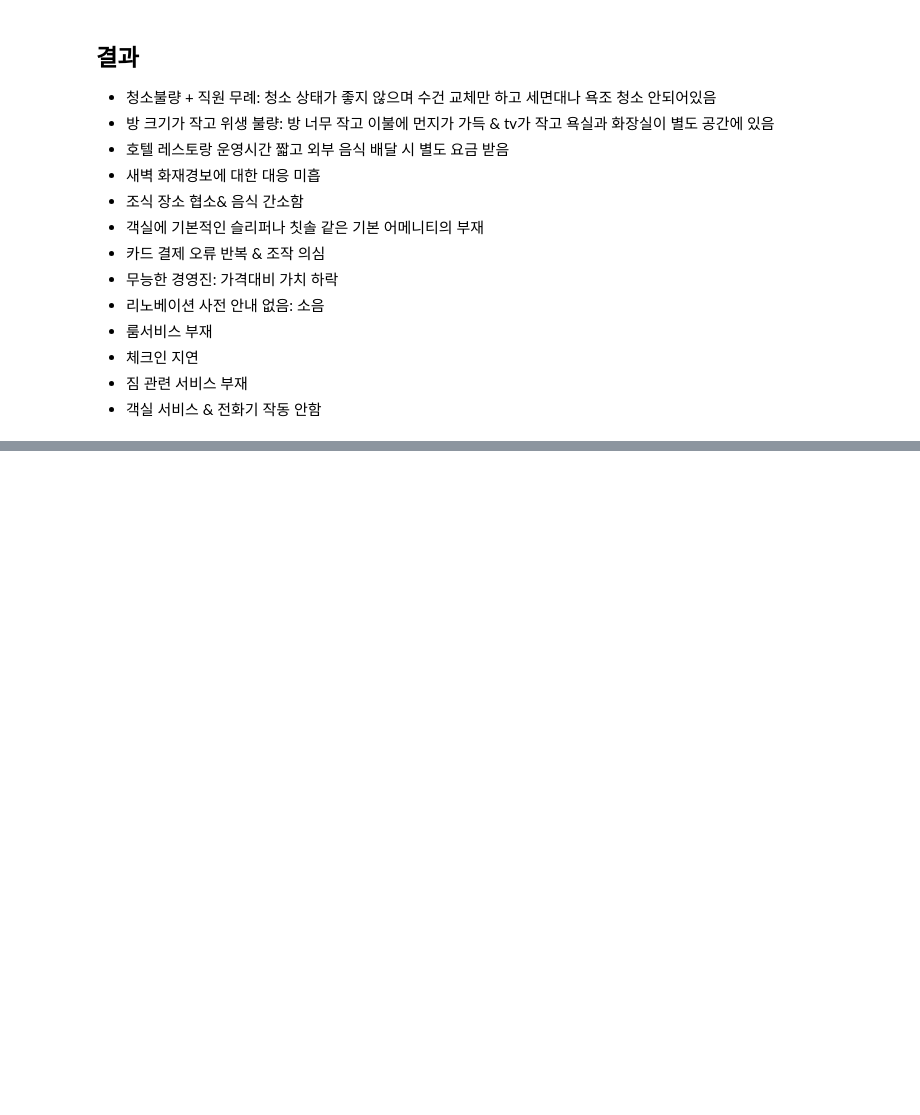
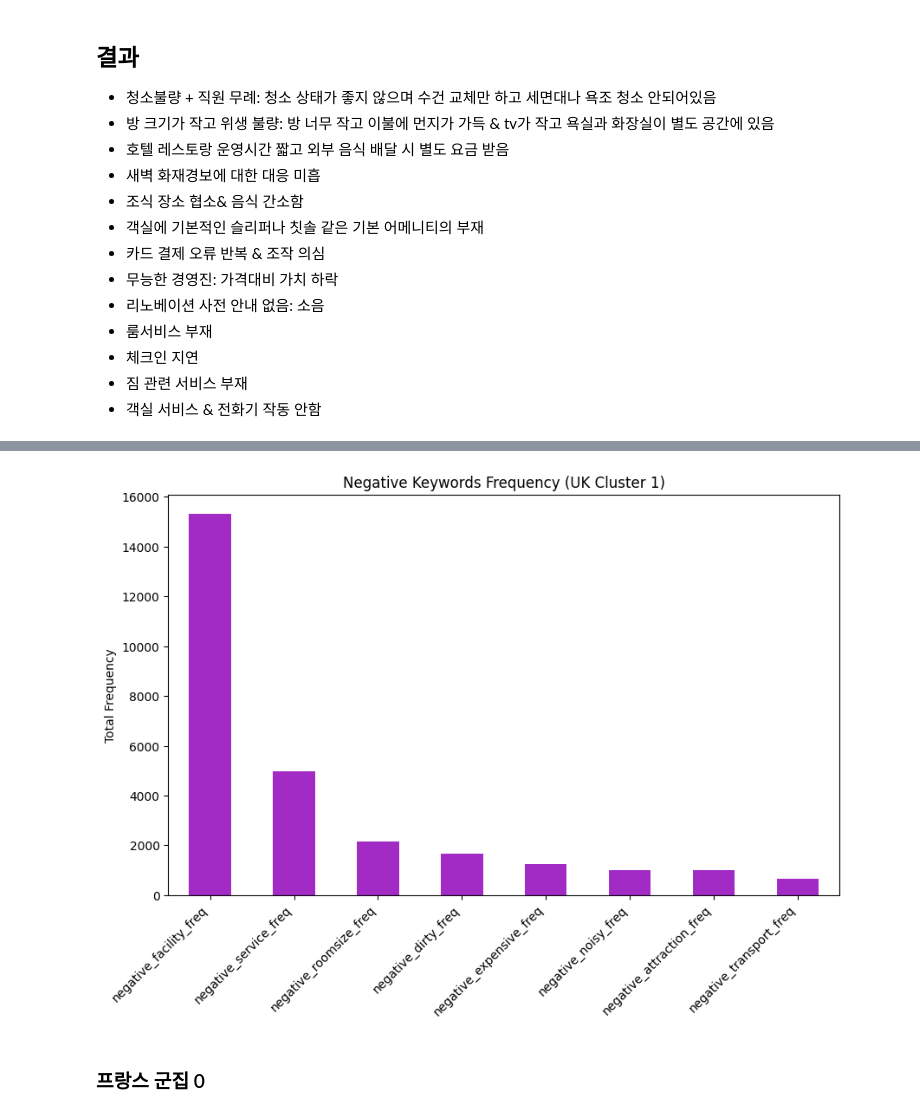
Before and after one commit to zehye/Final-Team5, a Jupyter notebook: 파이널_프로젝트_5팀(리뷰어국적&호텔위치와_평점간의_관계).ipynb, the cells around one changed output, grey strips where cells are left out. Drawn from its saved outputs; the diff is of its cells as text; code cells hidden in the pictures; blank space fills up the shorter version.

```diff
--- a/파이널_프로젝트_5팀(리뷰어국적&호텔위치와_평점간의_관계).ipynb
+++ b/파이널_프로젝트_5팀(리뷰어국적&호텔위치와_평점간의_관계).ipynb
@@ -1598,0 +1689,38 @@ print(review_samples)
+# %%
+import pandas as pd
+
+# 파일 불러오기
+df2 = pd.read_csv("/content/xgboost_maybe_fianl.csv")
+
+# UK cluster == 1만 필터링
+cluster1_df = df2[df2["Uk_cluster_number"] == 1]
+
+# 부정 리뷰 플래그를 위한 키워드 매핑 (모든 키워드 사용)
+negative_review_keywords = {
+    'attraction': attraction_keywords,
+    'transport': transport_keywords,
+    'service': service_keywords,
+    'facility': facility_amenity_kewords,
+    'roomsize': roomsize_keywords,
+    'noisy': noisy_keywords,
+    'dirty': dirty_keywords,
+    'expensive': expensive_keywords
+}
+
+# flag & freq 계산 함수
+def get_flag_and_freq(review, keywords):
+    count = sum(review.count(keyword) for keyword in keywords)
+    flag = 1 if count > 0 else 0
+    return pd.Series([flag, count])
+
+# cluster1_df에만 적용
+for column_name, keywords in negative_review_keywords.items():
+    cluster1_df[[f'negative_{column_name}_flag', f'negative_{column_name}_freq']] = cluster1_df['Negative_Review'].apply(
+        lambda x: get_flag_and_freq(str(x), keywords)
+    )
+
+# 카테고리별 총 빈도 합계 구하기
+cluster1_neg_stats = cluster1_df[[f'negative_{col}_freq' for col in negative_review_keywords.keys()]].sum().sort_values(ascending=False)
+
+print("=== Cluster 1 부정 키워드 카테고리별 총 빈도 ===")
+print(cluster1_neg_stats)
@@ -1598,0 +1743,11 @@ print(review_samples)
+# %%
+import matplotlib.pyplot as plt
+
+cluster1_neg_stats.plot(kind="bar", figsize=(10,6), title="Negative Keywords Frequency (UK Cluster 1)", color="#a22bc6" )
+plt.ylabel("Total Frequency")
+plt.xticks(rotation=45, ha="right")
+plt.show()
+# %% [output]
+[figure, added]
+# %% [markdown]
+### 프랑스 군집 0
```
Also changed, not shown: parts of 8 cells of this notebook.
